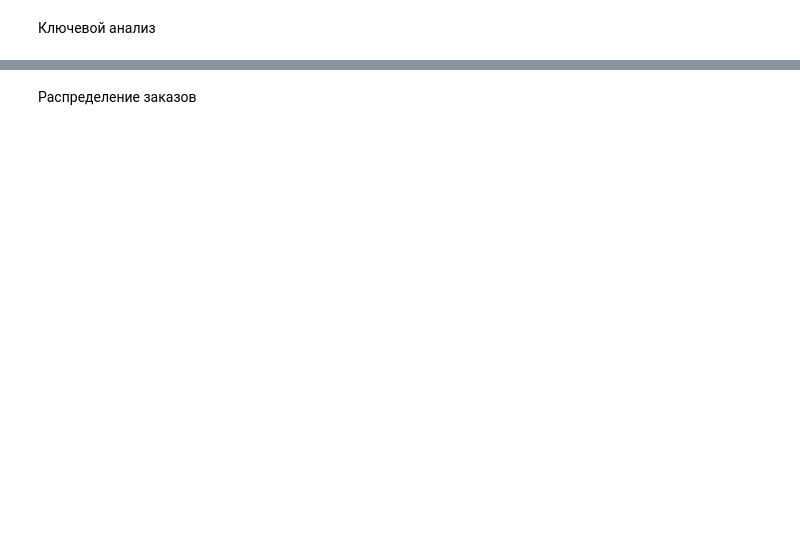
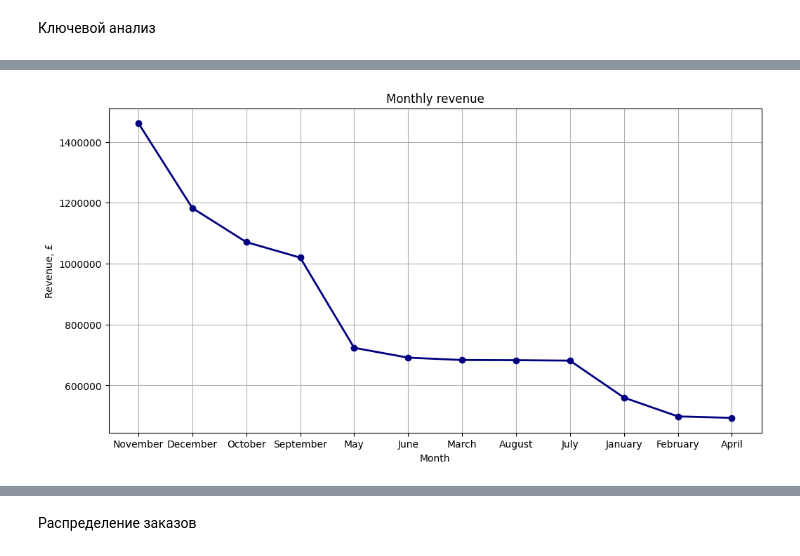
Before and after one commit to imamorr/online-retail-analysis, a Jupyter notebook: notebooks/analysis.ipynb, the cells around one changed output, grey strips where cells are left out. Cells and saved outputs as stored; diff of their text form; code cells hidden in the pictures; blank space fills up the shorter version.

Commit message:
added all needed charts

```diff
--- a/notebooks/analysis.ipynb
+++ b/notebooks/analysis.ipynb
@@ -82,3 +185,14 @@ print(best_month['revenue'].sum())
+# %%
+plt.figure(figsize=(12, 6))
+plt.plot(best_month['month'], best_month['revenue'], marker='o', color='navy', linewidth=2)
+plt.title('Monthly revenue')
+plt.xlabel('Month')
+plt.ylabel('Revenue, £')
+plt.ticklabel_format(axis='y', style='plain')
+plt.grid(True)
+plt.show()
+# %% [output]
+[figure, added]
 # %%
 countries_revenue = df.groupby('country')['revenue'].sum().reset_index()\
     .sort_values('revenue', ascending=False).reset_index()
```
Also changed, not shown: parts of 13 cells of this notebook.
